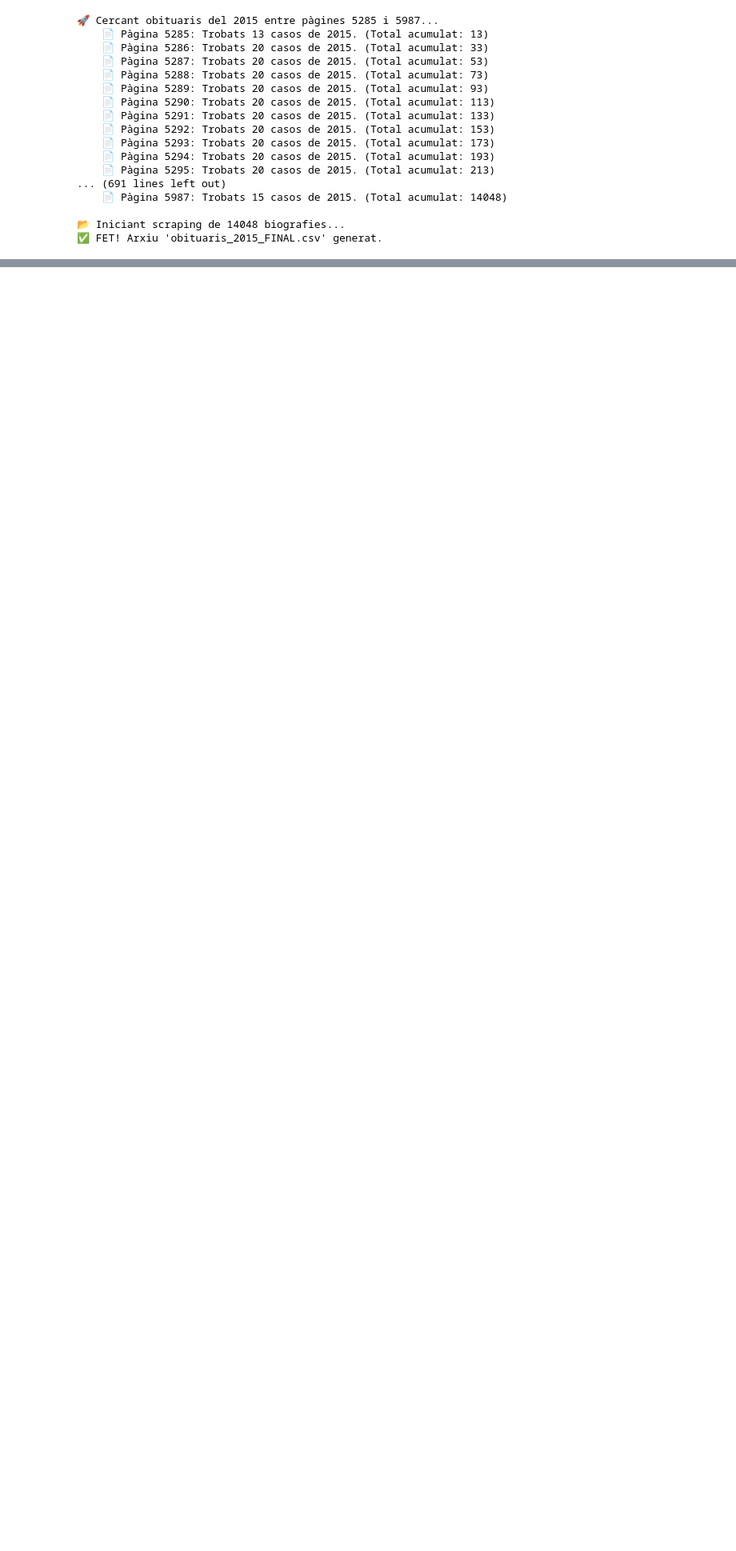
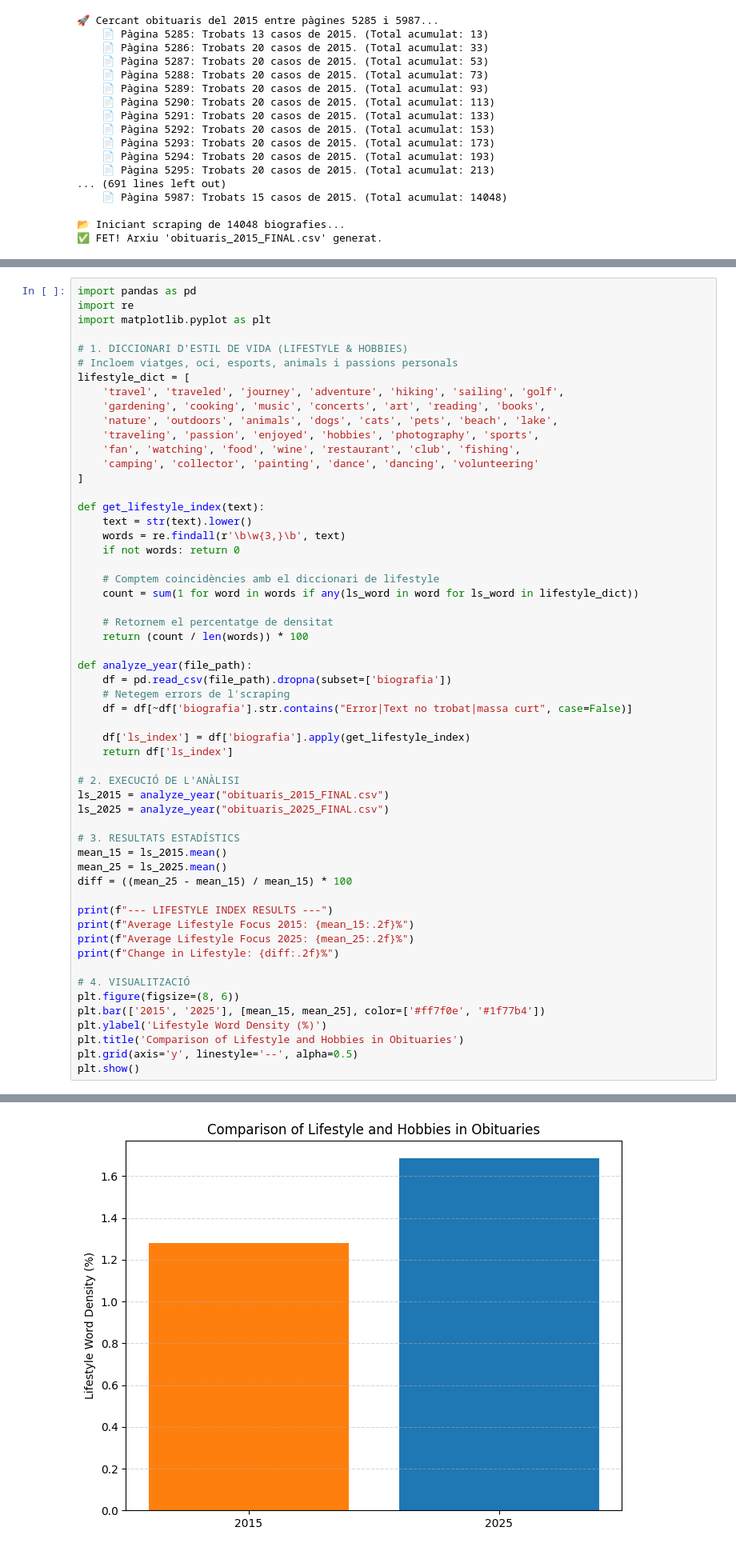
Before and after one commit to gallagelpi/text_minning, a Jupyter notebook: final_project.ipynb, the cells around one changed output, grey strips where cells are left out. Shown at 80% size. Drawn from its saved outputs; the diff is of its cells as text; blank space fills up the shorter version.

```diff
--- a/final_project.ipynb
+++ b/final_project.ipynb
@@ -386,0 +567,57 @@ Topic 7: ['addition', 'death', 'chapel', 'receive', 'services', 'services held',
+# %%
+import pandas as pd
+import re
+import matplotlib.pyplot as plt
+
+# 1. DICCIONARI D'ESTIL DE VIDA (LIFESTYLE & HOBBIES)
+# Incloem viatges, oci, esports, animals i passions personals
+lifestyle_dict = [
+    'travel', 'traveled', 'journey', 'adventure', 'hiking', 'sailing', 'golf',
+    'gardening', 'cooking', 'music', 'concerts', 'art', 'reading', 'books',
+    'nature', 'outdoors', 'animals', 'dogs', 'cats', 'pets', 'beach', 'lake',
+    'traveling', 'passion', 'enjoyed', 'hobbies', 'photography', 'sports',
+    'fan', 'watching', 'food', 'wine', 'restaurant', 'club', 'fishing',
+    'camping', 'collector', 'painting', 'dance', 'dancing', 'volunteering'
+]
+
+def get_lifestyle_index(text):
+    text = str(text).lower()
+    words = re.findall(r'\b\w{3,}\b', text)
+    if not words: return 0
+
+    # Comptem coincidències amb el diccionari de lifestyle
+    count = sum(1 for word in words if any(ls_word in word for ls_word in lifestyle_dict))
+
+    # Retornem el percentatge de densitat
+    return (count / len(words)) * 100
+
+def analyze_year(file_path):
+    df = pd.read_csv(file_path).dropna(subset=['biografia'])
+    # Netegem errors de l'scraping
+    df = df[~df['biografia'].str.contains("Error|Text no trobat|massa curt", case=False)]
+
+    df['ls_index'] = df['biografia'].apply(get_lifestyle_index)
+    return df['ls_index']
+
+# 2. EXECUCIÓ DE L'ANÀLISI
+ls_2015 = analyze_year("obituaris_2015_FINAL.csv")
+ls_2025 = analyze_year("obituaris_2025_FINAL.csv")
+
+# 3. RESULTATS ESTADÍSTICS
+mean_15 = ls_2015.mean()
+mean_25 = ls_2025.mean()
+diff = ((mean_25 - mean_15) / mean_15) * 100
+
+print(f"--- LIFESTYLE INDEX RESULTS ---")
+print(f"Average Lifestyle Focus 2015: {mean_15:.2f}%")
+print(f"Average Lifestyle Focus 2025: {mean_25:.2f}%")
+print(f"Change in Lifestyle: {diff:.2f}%")
+
+# 4. VISUALITZACIÓ
+plt.figure(figsize=(8, 6))
+plt.bar(['2015', '2025'], [mean_15, mean_25], color=['#ff7f0e', '#1f77b4'])
+plt.ylabel('Lifestyle Word Density (%)')
+plt.title('Comparison of Lifestyle and Hobbies in Obituaries')
+plt.grid(axis='y', linestyle='--', alpha=0.5)
+plt.show()
+# %% [output]
@@ -386,0 +628 @@ Topic 7: ['addition', 'death', 'chapel', 'receive', 'services', 'services held',
+[figure, added]
```
Also changed, not shown: parts of 6 cells of this notebook, 1 other file.
